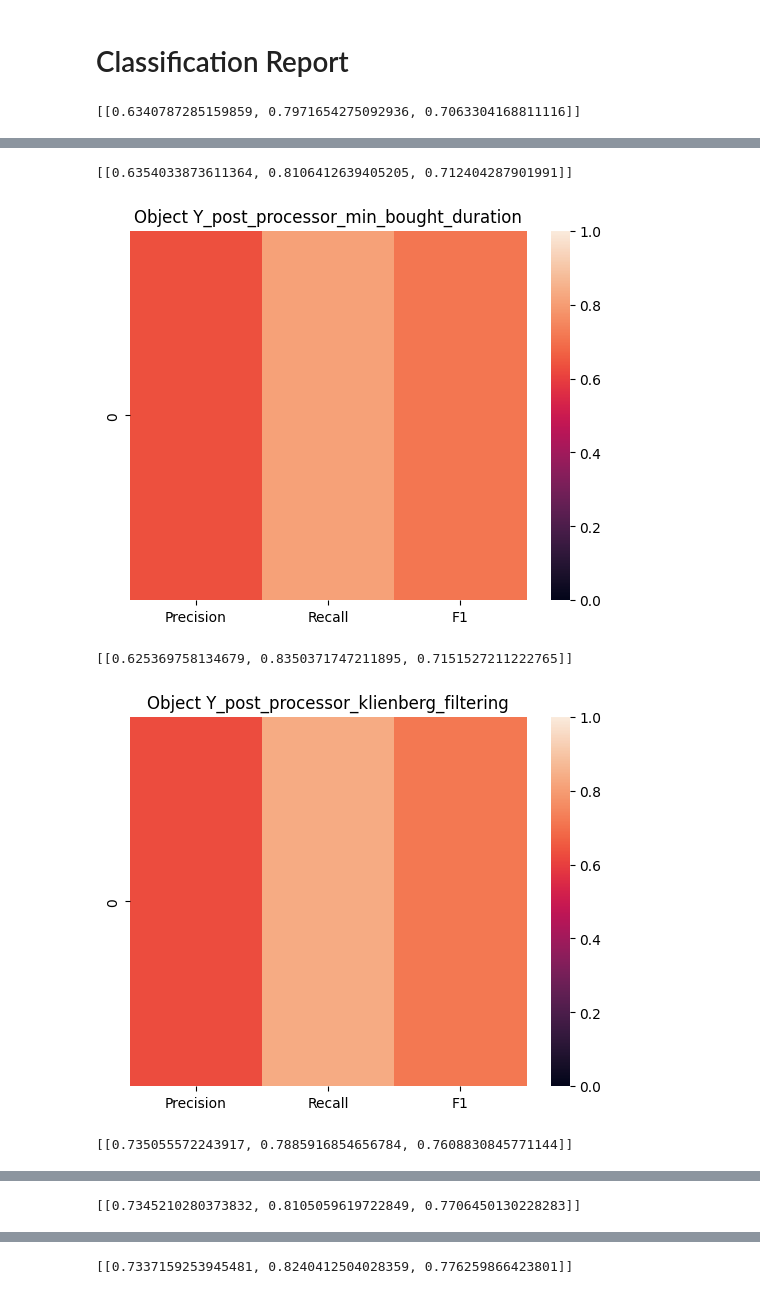
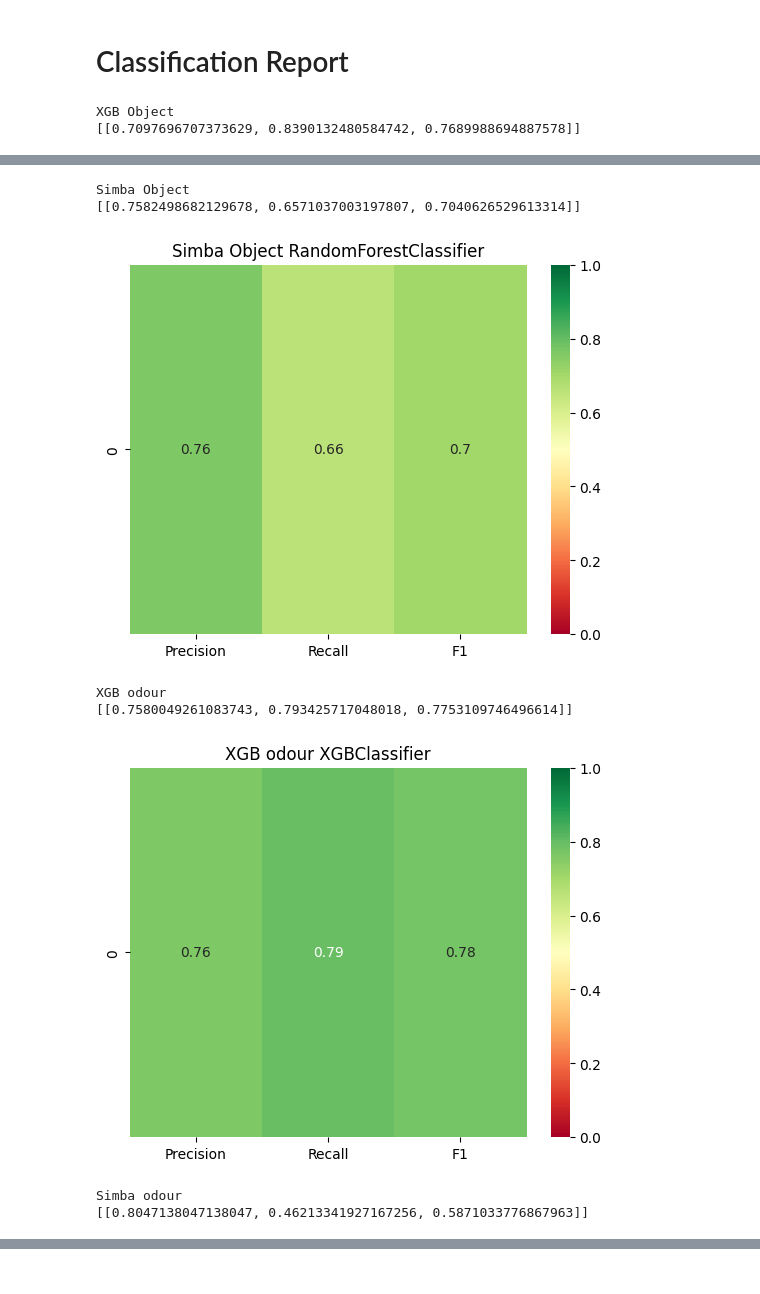
Before and after one commit to HowlandLab/DIBS, a Jupyter notebook: hackathon_sept_2022/October2022-Ilne-paper-analysis.ipynb, the cells around one changed output, grey strips where cells are left out. Cells and saved outputs as stored; diff of their text form; code cells hidden in the pictures.

Commit message:
Notebook updated; Classifier reports finished.  Final results calculation in progress

```diff
--- a/hackathon_sept_2022/October2022-Ilne-paper-analysis.ipynb
+++ b/hackathon_sept_2022/October2022-Ilne-paper-analysis.ipynb
@@ -604,7 +663,7 @@ def build_Y_post_processor_klienberg_filtering():
         # From the paper: Adjusting 'b' controls inertia that keeps automaton in it's current state (which arg is b?)
         #
         kleinbergBouts = kleinberg(offsets, s=2.0, gamma=0.3) # TODO: Params?
-        print(f'AARONT: k-filtering bouts (head): {kleinbergBouts[0:3]}')
+        # print(f'AARONT: k-filtering bouts (head): {kleinbergBouts[0:3]}')
         kleinbergDf = pd.DataFrame(kleinbergBouts, columns=['Hierarchy', 'Start', 'Stop'])
         kleinbergDf['Stop'] += 1
         file_name = 'Kleinberg_log_' + classifierName + '.csv'
@@ -734,10 +793,10 @@ run_model_and_record_results(holdout_odour_dataset, xgb_odour_clf)
 run_model_and_record_results(training_object_dataset, xgb_object_clf)
 run_model_and_record_results(holdout_object_dataset, xgb_object_clf)
 
-run_model_and_record_results(training_odour_dataset, xgb_combined_clf)
-run_model_and_record_results(holdout_odour_dataset, xgb_combined_clf)
-run_model_and_record_results(training_object_dataset, xgb_combined_clf)
-run_model_and_record_results(holdout_object_dataset, xgb_combined_clf)
+# run_model_and_record_results(training_odour_dataset, xgb_combined_clf)
+# run_model_and_record_results(holdout_odour_dataset, xgb_combined_clf)
+# run_model_and_record_results(training_object_dataset, xgb_combined_clf)
+# run_model_and_record_results(holdout_object_dataset, xgb_combined_clf)
 
 run_model_and_record_results(training_odour_dataset, simba_odour_clf)
 run_model_and_record_results(holdout_odour_dataset, simba_odour_clf)
@@ -1203,6 +971,10 @@ Processing: 2022-06-26_NOB_DOT_6
 # %% [markdown]
 # Classification Report
 # %%
+
+import matplotlib.pyplot as plt
+import seaborn as sns
+
 def classification_report(y_true, y_pred=None, clf=None, X_data=None, title=''):
     assert (clf and X_data) or y_pred
     assert not((clf or X_data) and y_pred)
@@ -1213,14 +985,12 @@ def classification_report(y_true, y_pred=None, clf=None, X_data=None, title=''):
     # We actually don't care about the f1 score on the majority class.  Will only report class(es) of interest.
     # TODO: We're going to include the confusion matrix as a subplot!
     plot_data = [[f1_data.precision, f1_data.recall, f1_data.f1]]
-    import matplotlib.pyplot as plt
-    import seaborn as sns
     print(plot_data)
     columns = ['Precision', 'Recall', 'F1']
     data = pd.DataFrame(plot_data, columns=columns)
     # sns.heatmap(data, vmin=0.0, vmax=1.0, annotate=True)
     ax = plt.axes()
-    sns.heatmap(data, vmin=0.0, vmax=1.0) #, annotate=True)
+    sns.heatmap(data, vmin=0.0, vmax=1.0, cmap='RdYlGn', annot=True) #, annotate=True)
     ax.set_title(title)
     plt.show()
     # plt.xticks(range(len(columns)), columns)
@@ -1229,15 +999,17 @@ def classification_report(y_true, y_pred=None, clf=None, X_data=None, title=''):
     # plt.show()
 
 for holdout_dataset, xgb_clf, task_name in [
-        (holdout_object_dataset, xgb_object_clf, 'Object'),
-        (holdout_odour_dataset, xgb_odour_clf, 'Odour'),
+        (holdout_object_dataset, xgb_object_clf, 'XGB Object'),
+        (holdout_object_dataset, simba_object_clf, 'Simba Object'),
+        (holdout_odour_dataset, xgb_odour_clf, 'XGB odour'),
+        (holdout_odour_dataset, simba_odour_clf, 'Simba odour'),
     ]:
+    print(task_name)
     y_true = []
     from collections import OrderedDict
     y_preds = OrderedDict() # Will be a list with each step of processing in it
     for video_data in holdout_dataset.per_video_data_classes:
         y_true.extend(video_data.y_binary)
-        # TODO: Might be easier to make a class for holding results of all types that has this get_classifier_desc as a method
         for step_name, data_thing in video_data.model_result_labels[get_classifier_desc(xgb_clf)].items():
             if step_name not in y_preds:
                 y_preds[step_name] = []
@@ -1245,5 +1017,7 @@ for holdout_dataset, xgb_clf, task_name in [
 
     for step_name, y_pred in y_preds.items():
         classification_report(y_true, y_pred, title=task_name + ' ' + step_name)
+        break
 # %% [output]
-[[0.6340787285159859, 0.7971654275092936, 0.7063304168811116]]
+XGB Object
+[[0.7097696707373629, 0.8390132480584742, 0.7689988694887578]]
@@ -1251,5 +1025,8 @@ for holdout_dataset, xgb_clf, task_name in [
-[[0.6354033873611364, 0.8106412639405205, 0.712404287901991]]
+Simba Object
+[[0.7582498682129678, 0.6571037003197807, 0.7040626529613314]]
-[figure, old version]
+[figure, new version]
-[[0.625369758134679, 0.8350371747211895, 0.7151527211222765]]
+XGB odour
+[[0.7580049261083743, 0.793425717048018, 0.7753109746496614]]
-[figure, old version]
+[figure, new version]
-[[0.735055572243917, 0.7885916854656784, 0.7608830845771144]]
+Simba odour
+[[0.8047138047138047, 0.46213341927167256, 0.5871033776867963]]
@@ -1257 +1033,0 @@ for holdout_dataset, xgb_clf, task_name in [
-[[0.7345210280373832, 0.8105059619722849, 0.7706450130228283]]
@@ -1259 +1033,0 @@ for holdout_dataset, xgb_clf, task_name in [
-[[0.7337159253945481, 0.8240412504028359, 0.776259866423801]]
```
Also changed, not shown: parts of 33 cells of this notebook.
